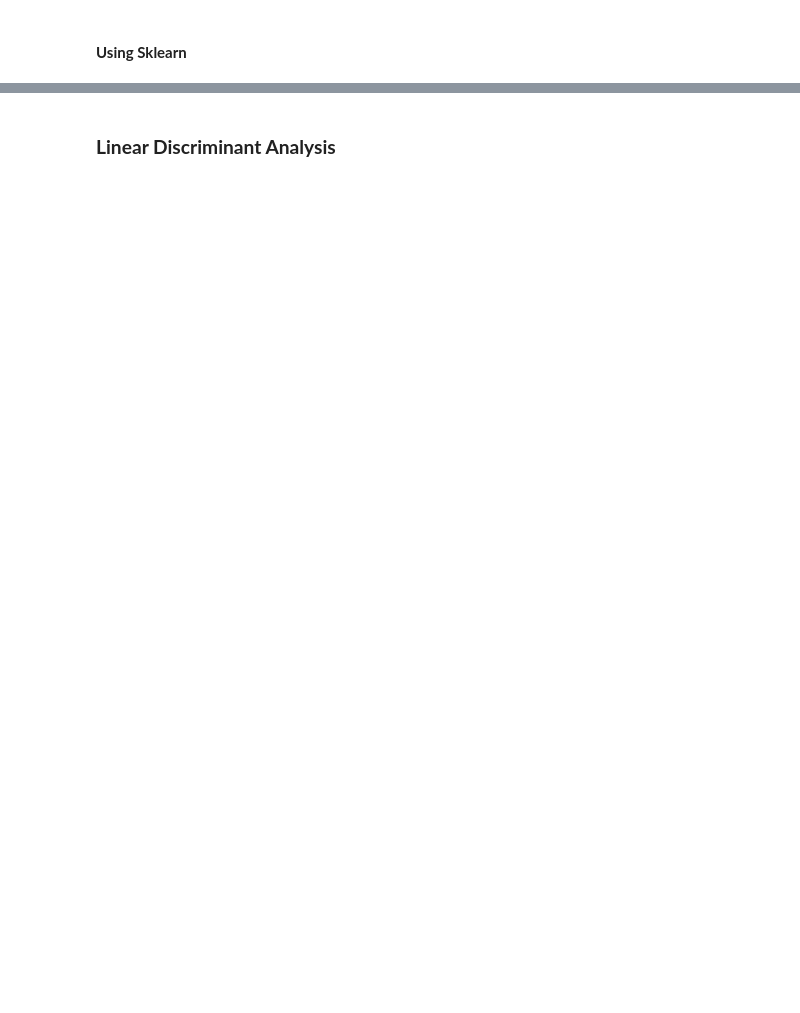
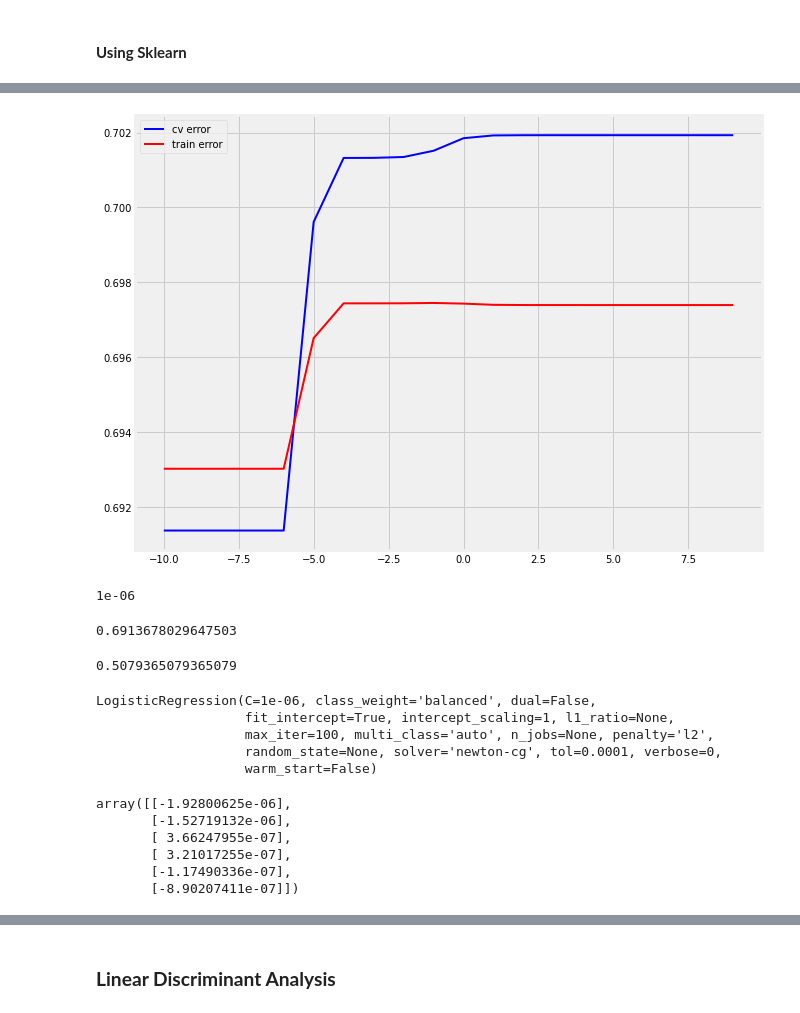
Before and after one commit to Revanthshalon/Machine-Learning, a Jupyter notebook: An Introduction to Statistical Learning/Unit 4 - Classification/Unit 4 Lab & Exercises.ipynb, the cells around one changed output, grey strips where cells are left out. Cells and saved outputs as stored; diff of their text form; code cells hidden in the pictures; blank space fills up the shorter version.

```diff
--- a/An Introduction to Statistical Learning/Unit 4 - Classification/Unit 4 Lab & Exercises.ipynb
+++ b/An Introduction to Statistical Learning/Unit 4 - Classification/Unit 4 Lab & Exercises.ipynb
@@ -220,0 +293,10 @@ Accuracy:51.59%
+# %%
+X_train = train_data[['Lag1','Lag2','Lag3','Lag4','Lag5','Volume']]
+X_test = test_data[['Lag1','Lag2','Lag3','Lag4','Lag5','Volume']]
+y_train = train_data['Direction_Encoded']
+y_test = test_data['Direction_Encoded']
+# %%
+X_train = X_train.values.reshape(-1,6)
+X_test = X_test.values.reshape(-1,6)
+# %%
+model.fit(X_train,y_train)
@@ -220,0 +348,37 @@ Accuracy:51.59%
+# %%
+scaler = MinMaxScaler()
+X_train = scaler.fit_transform(X_train)
+X_test = scaler.fit_transform(X_test)
+# %%
+alpha = [10**x for x in np.arange(-10,10,dtype=float)]
+log_alpha = np.arange(-10,10)
+
+cv_err = []
+train_err = []
+
+for a in alpha:
+  clf = linear_model.LogisticRegression(C=a,class_weight='balanced',solver='newton-cg')
+  clf.fit(X_train,y_train)
+  sig_clf = CalibratedClassifierCV(clf)
+  sig_clf.fit(X_train,y_train)
+
+  y_pred = sig_clf.predict_proba(X_test)
+  cv_err.append(log_loss(y_test,y_pred))
+
+  y_pred = sig_clf.predict_proba(X_train)
+  train_err.append(log_loss(y_train,y_pred))
+plt.figure(figsize=(10,8))
+plt.plot(log_alpha,cv_err,label='cv error',c='b',lw=2)
+plt.plot(log_alpha,train_err,label='train error',c='r',lw=2)
+plt.legend(loc='top left')
+plt.show()
+# %% [output]
+[figure, added]
+# %%
+alpha[np.argmin(cv_err)]
+# %% [output]
+1e-06
+# %%
+np.min(cv_err)
+# %% [output]
+0.6913678029647503
@@ -220,0 +387,22 @@ Accuracy:51.59%
+# %%
+accuracy_score(y_test,clf.predict(X_test))
+# %% [output]
+0.5079365079365079
+# %%
+clf = linear_model.LogisticRegression(C=alpha[np.argmin(cv_err)],class_weight='balanced',solver='newton-cg')
+clf.fit(X_train,y_train)
+# %% [output]
+LogisticRegression(C=1e-06, class_weight='balanced', dual=False,
+                   fit_intercept=True, intercept_scaling=1, l1_ratio=None,
+                   max_iter=100, multi_class='auto', n_jobs=None, penalty='l2',
+                   random_state=None, solver='newton-cg', tol=0.0001, verbose=0,
+                   warm_start=False)
+# %%
+clf.coef_.T
+# %% [output]
+array([[-1.92800625e-06],
+       [-1.52719132e-06],
+       [ 3.66247955e-07],
+       [ 3.21017255e-07],
+       [-1.17490336e-07],
+       [-8.90207411e-07]])
```
Also changed, not shown: parts of 83 cells of this notebook.
